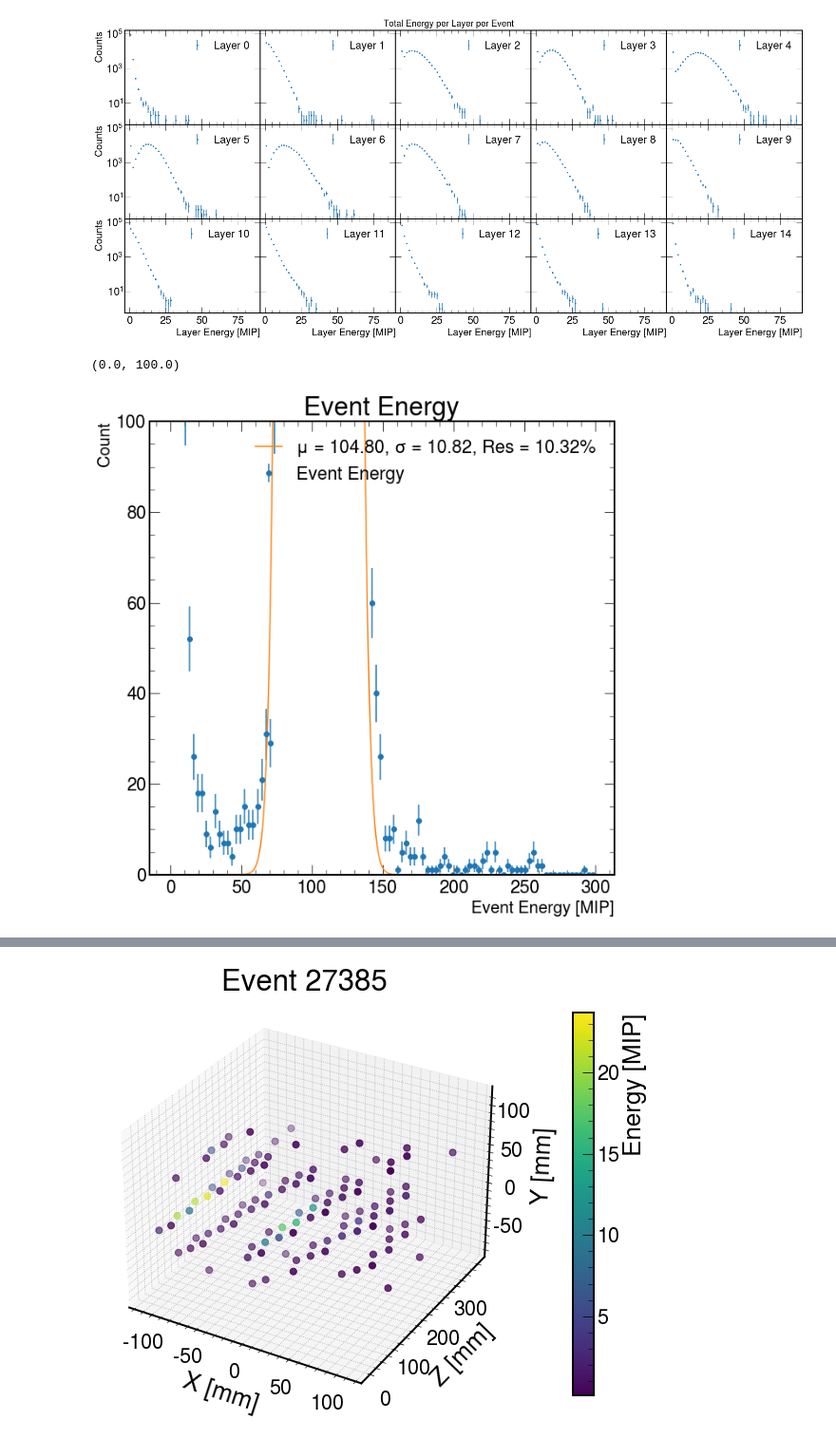
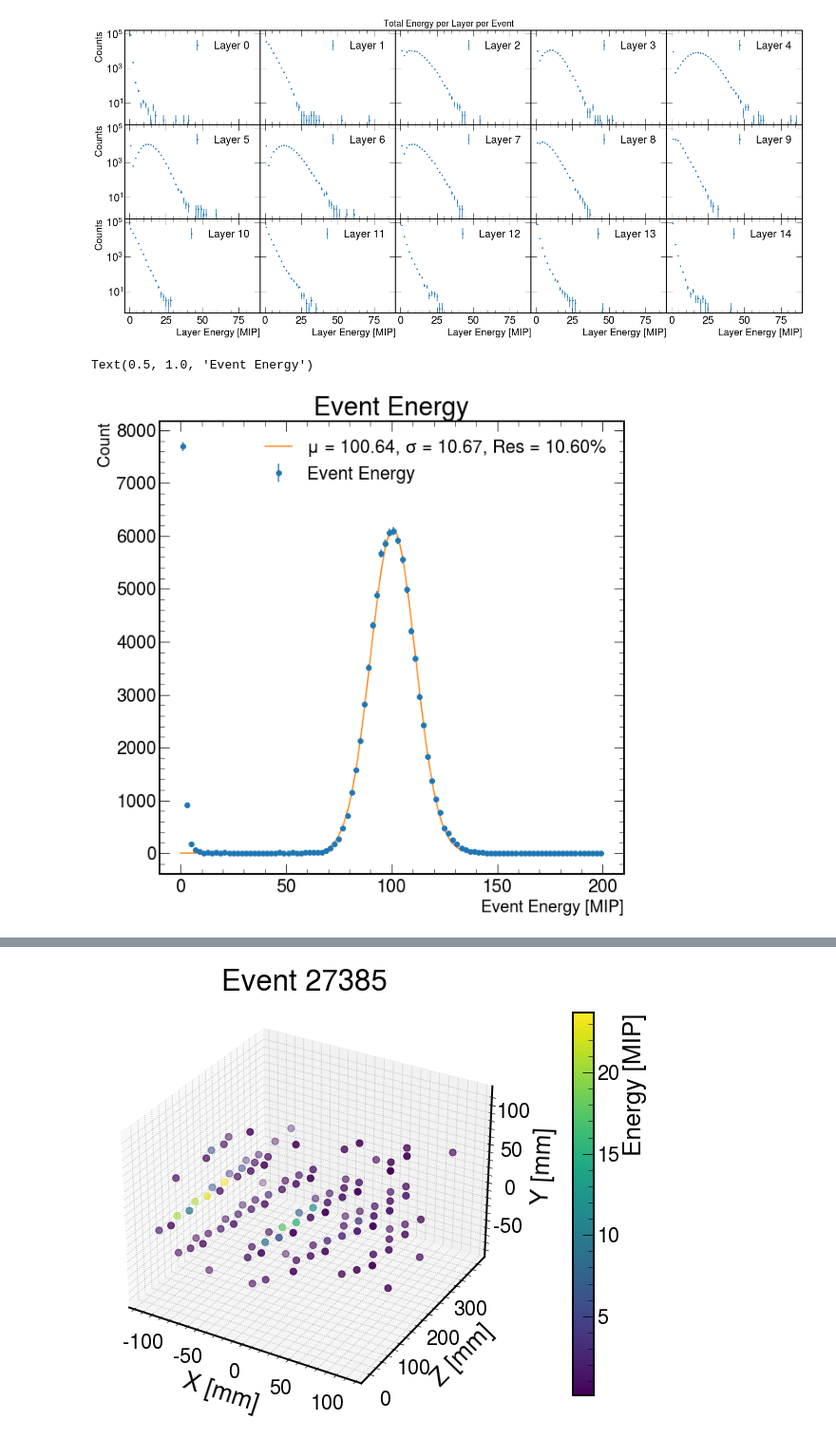
Before and after one commit to SeanBP/genIII_prototype_analysis, a Jupyter notebook: Beam_Analysis.ipynb, the cells around one changed output, grey strips where cells are left out. Shown at 95% size. Drawn from its saved outputs; the diff is of its cells as text; code cells hidden in the pictures.

Commit message:
Calibrated channel plots

```diff
--- a/Beam_Analysis.ipynb
+++ b/Beam_Analysis.ipynb
@@ -22,3 +22,5 @@ with open('../../genIII_data/JLab/Beam/Beam1_0-Cal.pkl', 'rb') as file:
     din = pickle.load(file)
 with open("geometry.pkl", 'rb') as file:
     geometry = pickle.load(file)
+
+e_cut = 0.3
@@ -116,0 +133,4 @@ plt.show()
+# %%
+positions = get_all_positions(din)
+for i in range(15):
+    plot_energy_histograms(din, layer_number=i, positions=positions)
@@ -127,7 +166,7 @@ layer_sums = np.zeros((num_events, num_layers))
 
 for evt_idx, event in enumerate(din):
     for energy, x, y, z in event:
-        if energy > 0:
+        if energy > e_cut:
             layer_idx = z_to_layer_idx[z]
             layer_sums[evt_idx, layer_idx] += energy
 # %%
@@ -173,12 +212,13 @@ evt_energy = []
 for evt_idx, event in enumerate(din):
     energy = 0
     for e, x, y, z in event:
-        energy += e
+        if e > 0.3:
+            energy += e
     evt_energy.append(energy)
 # %%
 configure_plotting()
 data = np.array(evt_energy)
-counts, bin_edges = np.histogram(data, bins=100, range=[0, 300])
+counts, bin_edges = np.histogram(data, bins=100, range=[0, 200])
 bin_centers = (bin_edges[:-1] + bin_edges[1:]) / 2
 errors = np.sqrt(counts)
 
@@ -187,33 +227,32 @@ plt.errorbar(bin_centers, counts, yerr=errors, fmt='o', label="Event Energy")
 # Only use bins with data for fitting
 mask = counts > 0
 x_data = bin_centers[mask]
 y_data = counts[mask]
 fit_errors = errors[mask]
 
 # Fit with Minuit
 initial_params = [max(y_data), np.mean(data[data>50]), np.std(data[data>50])]
 least_squares = LeastSquares(x_data, y_data, fit_errors, gauss)
 m = Minuit(least_squares, A=initial_params[0], mu=initial_params[1], sigma=initial_params[2])
 m.limits["sigma"] = (0, None)
 m.migrad()
 
 # Extract results
 fit_vals = m.values
 fit_errs = m.errors
 A_fit = fit_vals['A']
 mu_fit = fit_vals['mu']
 sigma_fit = fit_vals['sigma']
 fit_x = np.linspace(0, 200, 1500)
 fit_y = gauss(fit_x, A_fit, mu_fit, sigma_fit)
 resolution = (sigma_fit / mu_fit) * 100
 plt.plot(fit_x, fit_y, color='tab:orange',
          label=f"μ = {mu_fit:.2f}, σ = {sigma_fit:.2f}, Res = {resolution:.2f}%")
 plt.legend()
 #plt.yscale("log")
 plt.xlabel("Event Energy [MIP]", fontsize=20)
 plt.ylabel("Count", fontsize=20)
 plt.title("Event Energy")
-plt.ylim(0,100)
 # %% [output]
-(0.0, 100.0)
+Text(0.5, 1.0, 'Event Energy')
-[figure, old version]
+[figure, new version]
```
Also changed, not shown: parts of 7 cells of this notebook, 1 other file.
